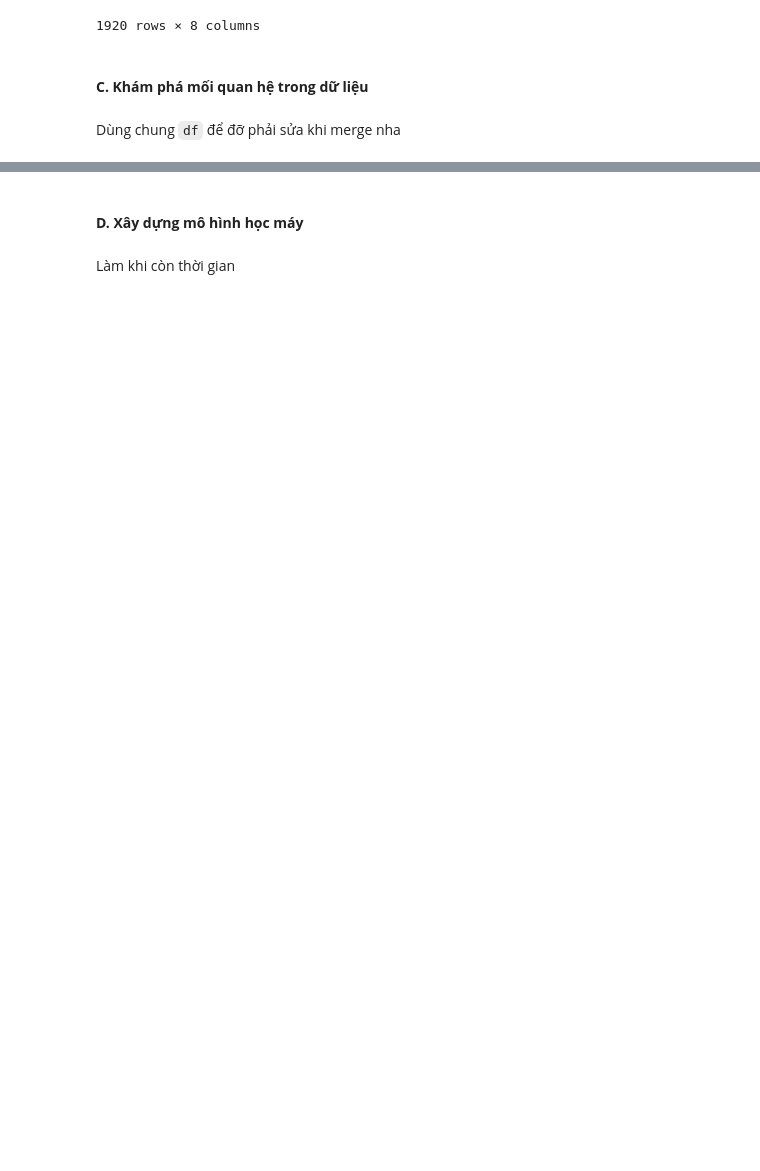
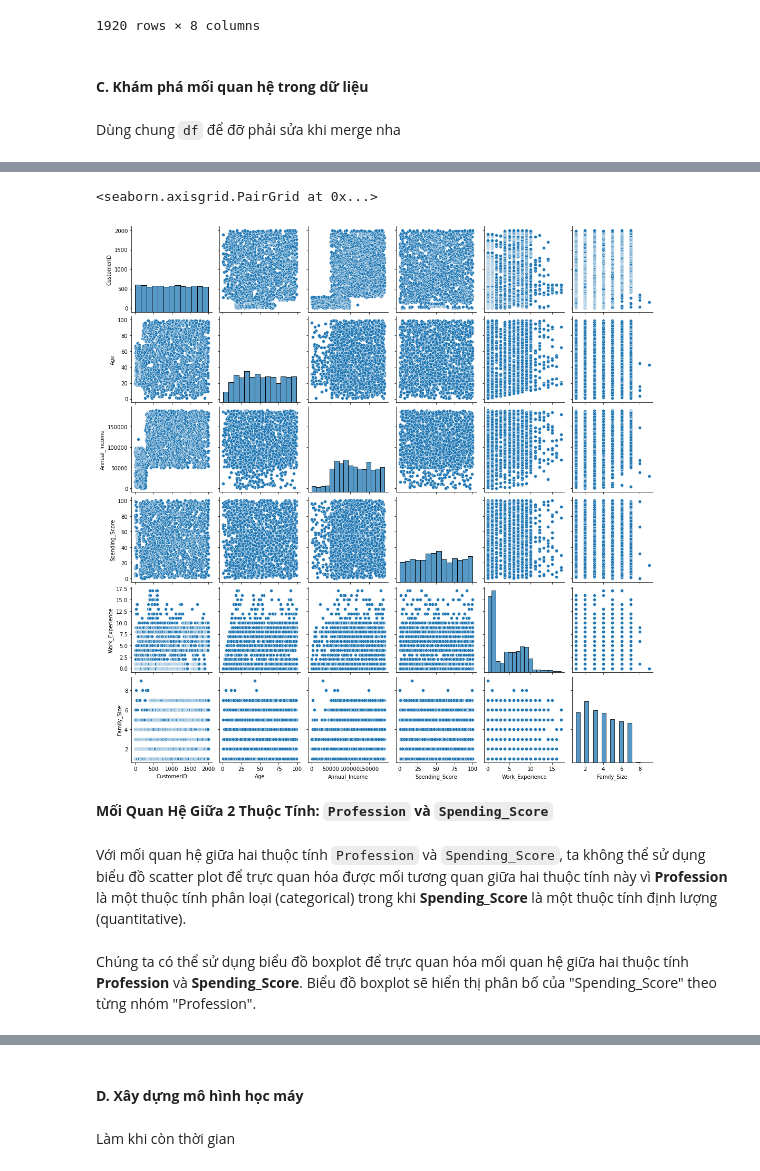
Before and after one commit to tungbtt/Lab01_DV, a Jupyter notebook: lab01.ipynb, the cells around one changed output, grey strips where cells are left out. Cells and saved outputs as stored; diff of their text form; code cells hidden in the pictures; blank space fills up the shorter version.

```diff
--- a/lab01.ipynb
+++ b/lab01.ipynb
@@ -321,0 +329,11 @@ Dùng chung `df` để đỡ phải sửa khi merge nha
+# %%
+sns.pairplot(data=df)
+# %% [output]
+<seaborn.axisgrid.PairGrid at 0x...>
+[figure, added]
+# %% [markdown]
+**Mối Quan Hệ Giữa 2 Thuộc Tính: `Profession` và `Spending_Score`**
+# %% [markdown]
+Với mối quan hệ giữa hai thuộc tính `Profession` và `Spending_Score`, ta không thể sử dụng biểu đồ scatter plot để trực quan hóa được mối tương quan giữa hai thuộc tính này vì **Profession** là một thuộc tính phân loại (categorical) trong khi **Spending_Score** là một thuộc tính định lượng (quantitative).
+# %% [markdown]
+Chúng ta có thể sử dụng biểu đồ boxplot để trực quan hóa mối quan hệ giữa hai thuộc tính **Profession** và **Spending_Score**. Biểu đồ boxplot sẽ hiển thị phân bố của "Spending_Score" theo từng nhóm "Profession".
```
Also changed, not shown: parts of 26 cells of this notebook.
